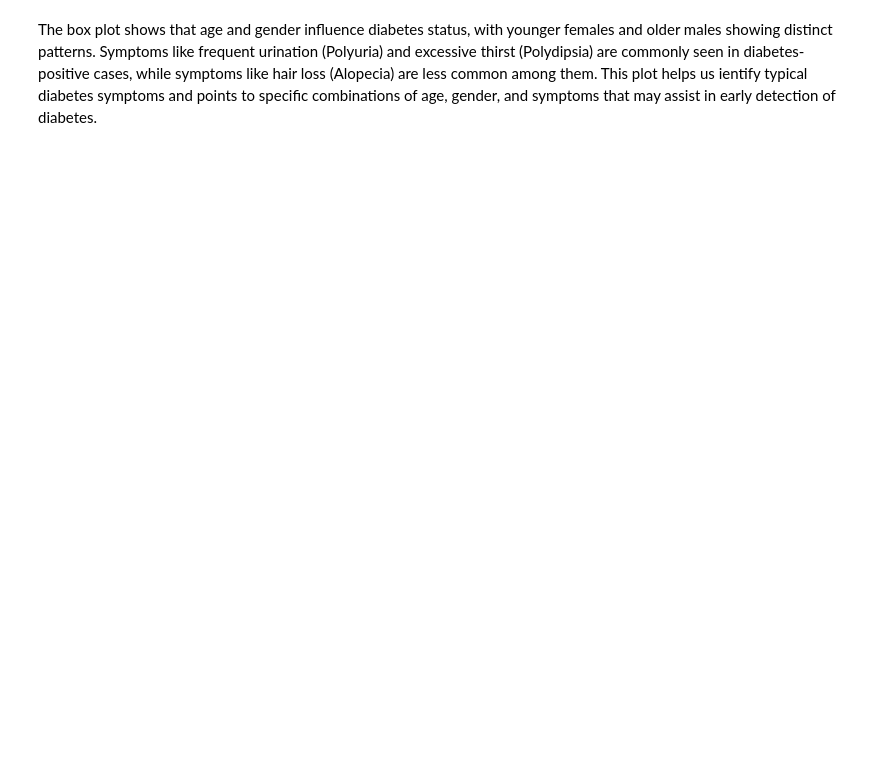
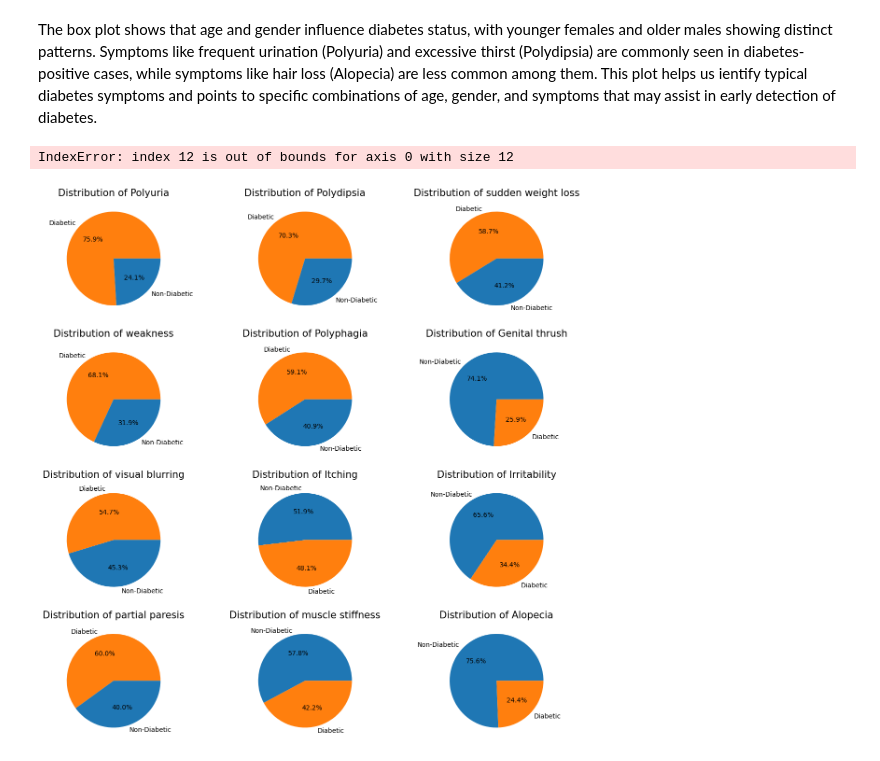
Before and after one commit to KVSMrudula/KVSMrudula-GlucoSense-Infy-Nov24, a Jupyter notebook: infosyswork.ipynb, the cells around one changed output. Saved outputs shown, nothing was run; the diff lists cells and outputs as text; code cells hidden in the pictures; blank space fills up the shorter version.

```diff
--- a/infosyswork.ipynb
+++ b/infosyswork.ipynb
@@ -620,3 +613,37 @@ genbox.show()
 [interactive output not drawn]
 # %% [markdown]
 The box plot shows that age and gender influence diabetes status, with younger females and older males showing distinct patterns. Symptoms like frequent urination (Polyuria) and excessive thirst (Polydipsia) are commonly seen in diabetes-positive cases, while symptoms like hair loss (Alopecia) are less common among them. This plot helps us ientify typical diabetes symptoms and points to specific combinations of age, gender, and symptoms that may assist in early detection of diabetes.
+# %%
+conditions = ['Polyuria', 'Polydipsia', 'sudden weight loss', 'weakness', 'Polyphagia',
+              'Genital thrush', 'visual blurring', 'Itching','Irritability',
+              'partial paresis', 'muscle stiffness', 'Alopecia', 'Obesity']
+
+# Filter for diabetic patients
+diabetic_df = dtacpy1[dtacpy1['class'] == 1]
+
+fig, axes = plt.subplots(4, 3, figsize=(15, 15))
+axes = axes.flatten()  # Flatten to easily index each subplot
+
+# Define colors
+color_map = {1: '#ff7f0e', 0: '#1f77b4'}  # Orange for diabetic, blue for non-diabetic
+
+# Create pie charts for each condition within diabetic patients
+for i, condition in enumerate(conditions):
+    diabetic_counts = diabetic_df[condition].value_counts()
+
+    # Retrieve colors based on the diabetic_counts index
+    colors = [color_map[label] for label in diabetic_counts.index]
+
+    axes[i].pie(
+        diabetic_counts,
+        labels=diabetic_counts.index.map({1: 'Diabetic', 0: 'Non-Diabetic'}),
+        autopct='%1.1f%%',
+        colors=colors  # Use the dynamically generated colors list
+    )
+    axes[i].set_title(f"Distribution of {condition}", fontsize=15)
+
+plt.tight_layout()
+plt.show()
+# %% [output]
+IndexError: index 12 is out of bounds for axis 0 with size 12
+[figure, added]
```
Also changed, not shown: parts of 3 cells of this notebook.
